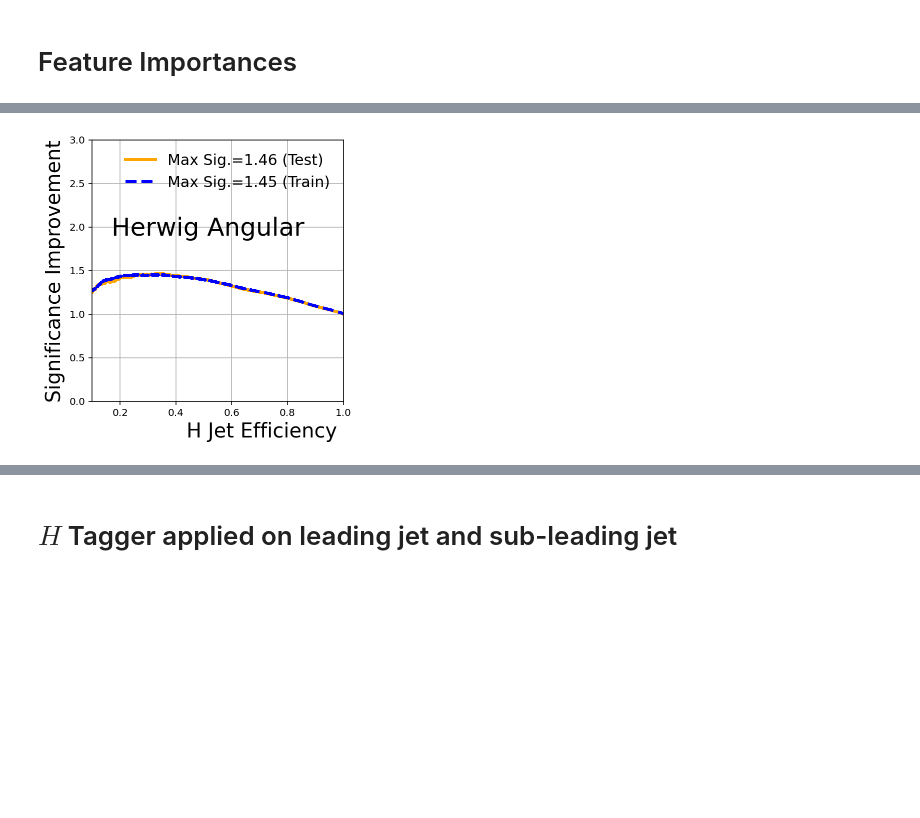
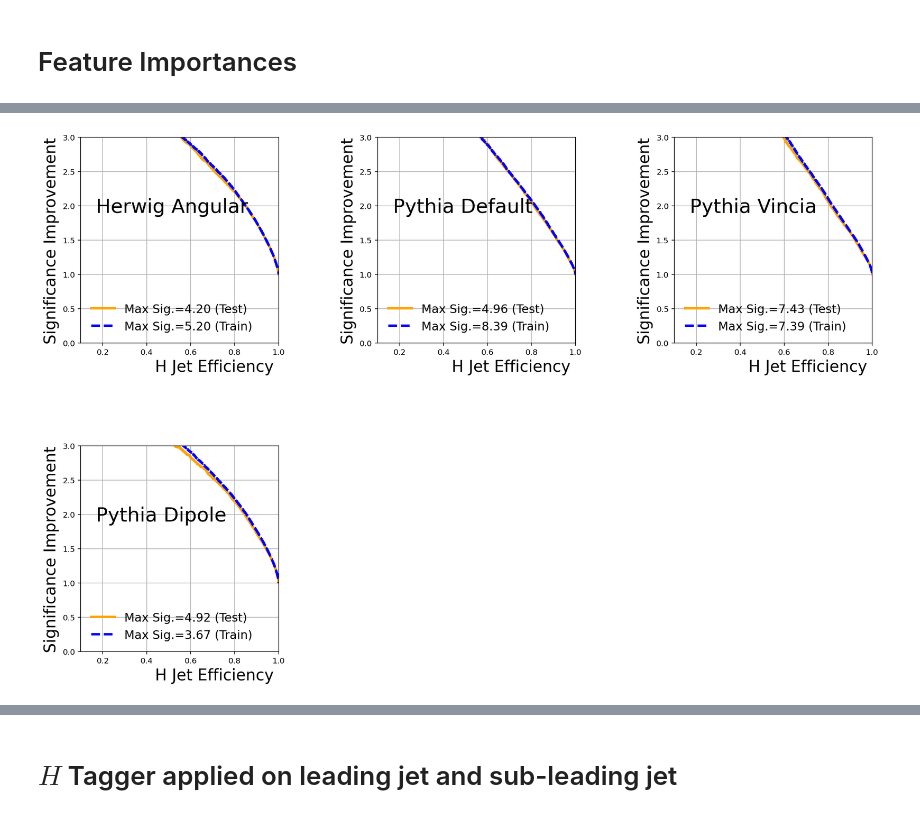
Before and after one commit to alan200276/UniversalityDNN_DiHiggs, a Jupyter notebook: Notebook/BDT_CLASSIFIER.ipynb, the cells around one changed output, grey strips where cells are left out. Saved outputs shown, nothing was run; the diff lists cells and outputs as text; code cells hidden in the pictures; blank space fills up the shorter version.

```diff
--- a/Notebook/BDT_CLASSIFIER.ipynb
+++ b/Notebook/BDT_CLASSIFIER.ipynb
@@ -337,15 +305,14 @@ Pythia Default      0.000          0.000          0.000          0.000
 # Feature Importances
 # %%
 BDT_model_name = ["Herwig Angular", "Pythia Default", "Pythia Vincia", "Pythia Dipole", "Sherpa Default"]
-feature_namelist = ["$M_J$","$\\tau_{21}$","$D_{21}$","$D_{22}$","$C_{21}$","$C_{22}$"]
+feature_namelist = ["$M_J$","$\\tau_{21}$","$D_{21}$","$D_{22}$","$C_{21}$","$C_{22}$",
+                   "$M_J$","$\\tau_{21}$","$D_{21}$","$D_{22}$","$C_{21}$","$C_{22}$"]
 
 plt.figure(figsize=(15,10))
-for i, model in enumerate(BDT_Model):
+for i,(model, trainingdata) in enumerate(zip(BDT_Model, data_train)):
     plot_axis = plt.subplot(2,3,i+1)
 
-    clf_GBDT = load(savepath + model + "_GBDT" + "_" + str(preprocess) + ".h5")
-
-    importances = clf_GBDT.feature_importances_
+    importances = BDT_Model[model].feature_importances_
     # std = np.std([tree.feature_importances_ for tree in clf_GBDT.estimators_],
     #              axis=0)
     indices = np.argsort(importances)[::-1]
@@ -355,7 +322,7 @@ for i, model in enumerate(BDT_Model):
 
     plt.title("GBDT Feature Importances",fontsize=20)
 
-    plot_axis.bar(range(XTRAIN[i].shape[1]),
+    plot_axis.bar(range(data_train[trainingdata][features].shape[1]),
              importances[indices],
              color="orange",
     #          yerr=std[indices],
@@ -363,7 +330,8 @@ for i, model in enumerate(BDT_Model):
 
     plot_axis.set_ylim((0,0.8))
     plot_axis.text(x=1, y=0.9, s=str(BDT_model_name[i]),fontsize=20)
-    plot_axis.set_xticks([0,1,2,3,4,5])
+    plot_axis.set_xticks([0,1,2,3,4,5,
+                         6,7,8,9,10,11])
     plot_axis.set_xticklabels(namelist_inorder, rotation= 0, fontsize=15)
 
 
@@ -380,13 +348,14 @@ plt.show()
 # %%
 BDT_model_name = ["Herwig Angular", "Pythia Default", "Pythia Vincia", "Pythia Dipole", "Sherpa Default"]
-feature_namelist = ["$M_J$","$\\tau_{21}$","$D_{21}$","$D_{22}$","$C_{21}$","$C_{22}$"]
+feature_namelist = ["$M_J$","$\\tau_{21}$","$D_{21}$","$D_{22}$","$C_{21}$","$C_{22}$",
+                   "$M_J$","$\\tau_{21}$","$D_{21}$","$D_{22}$","$C_{21}$","$C_{22}$"]
 
 plt.figure(figsize=(18,12))
-for index, model in enumerate(BDT_Model):
+for index,(model, testdata) in enumerate(zip(BDT_Model, data_test)):
     plot_axis = plt.subplot(2,3,index+1)
 
-    clf_GBDT = load(savepath + model + "_GBDT" + "_" + str(preprocess) + ".h5")
-    confusion = confusion_matrix(YTEST[index], clf_GBDT.predict(XTEST[index]))
+    clf_GBDT = load(savepath + model + "_GBDT_leadingjet" + ".h5")
+    confusion = confusion_matrix(data_test[testdata]["target"], BDT_Model[model].predict(data_test[testdata][features]))
 
 
 
@@ -462,22 +431,17 @@ elif axis == 1:
     process = "H Jet"
 
 plt.figure(figsize=(18,12))
-for i, model in enumerate(BDT_Model):
+for i,(model, tainingdata, testdata) in enumerate(zip(BDT_Model, data_train, data_test)):
     plot_axis = plt.subplot(2,3,i+1)
 
-    clf_GBDT = load(savepath + model + "_GBDT" + "_" + str(preprocess) + ".h5")
 
 #     plot_axis.text(x=1, y=0.7, s=str(BDT_model_name[i]),fontsize=20)
 #     plot_axis.set_xticks([0,1,2,3,4,5])
 #     plot_axis.set_xticklabels(namelist_inorder, rotation= 0, fontsize=15)
 
 
-    prediction_GBDT_test = clf_GBDT.predict_proba(XTEST[i])
-    prediction_GBDT_train = clf_GBDT.predict_proba(XTRAIN[i])
-
-
-    # prediction_Ada_test = clf_Ada.predict_proba(X_test)
-    # prediction_Ada_train = clf_Ada.predict_proba(X_train)
+    prediction_GBDT_test = BDT_Model[model].predict_proba(data_test[testdata][features])
+    prediction_GBDT_train = BDT_Model[model].predict_proba(data_train[tainingdata][features])
 
 
     discriminator_test = prediction_GBDT_test[:,axis]
@@ -488,11 +452,11 @@ for i, model in enumerate(BDT_Model):
 
 
 
-    test_auc_GBDT_test = metrics.roc_auc_score(YTEST[i],discriminator_test)
-    FalsePositiveFull_GBDT_test, TruePositiveFull_GBDT_test, _ = metrics.roc_curve(YTEST[i],discriminator_test)
+    test_auc_GBDT_test = metrics.roc_auc_score(data_test[testdata]["target"],discriminator_test)
+    FalsePositiveFull_GBDT_test, TruePositiveFull_GBDT_test, _ = metrics.roc_curve(data_test[testdata]["target"],discriminator_test)
 
-    train_auc_GBDT_train = metrics.roc_auc_score(YTRAIN[i],discriminator_train)
-    FalsePositiveFull_GBDT_train, TruePositiveFull_GBDT_train, _ = metrics.roc_curve(YTRAIN[i],discriminator_train)
+    train_auc_GBDT_train = metrics.roc_auc_score(data_train[tainingdata]["target"],discriminator_train)
+    FalsePositiveFull_GBDT_train, TruePositiveFull_GBDT_train, _ = metrics.roc_curve(data_train[tainingdata]["target"],discriminator_train)
 
     # plt.plot(TruePositiveFull_GBDT_test,1./FalsePositiveFull_GBDT_test,"--", color='b', linewidth = 5, label='BDT: AUC={0:.2f}'.format(test_auc_GBDT_test))
 #     a = np.where(TruePositiveFull_GBDT_test > 0.1)
@@ -505,34 +469,34 @@ for i, model in enumerate(BDT_Model):
     plt.plot(TruePositiveFull_GBDT_test[a],TruePositiveFull_GBDT_test[a]/np.sqrt(FalsePositiveFull_GBDT_test[a]),"-", color='orange', linewidth = 3, label='Max Sig.={0:.2f} (Test)'.format(max_sig_test))
     plt.plot(TruePositiveFull_GBDT_train[b],TruePositiveFull_GBDT_train[b]/np.sqrt(FalsePositiveFull_GBDT_train[b]),"--", color='b', linewidth = 3, label='Max Sig.={0:.2f} (Train)'.format(max_sig_train))
 
 # plt.scatter(0.75,1./0.32, marker="D", s=300 , c='b')
 # plt.scatter(0.70,1./0.13, marker="D", s=300 , c='orange')
 
     plot_axis.set_xlim((0.1,1))
     plot_axis.set_ylim((0,3))
     # plt.yscale("log")
     plt.xlim((0,1))
 #     plt.ylim((1, 1E+4))
 #     plt.yscale("log")
 #     plot_axis.set_tick_params(axis='x', labelsize=25)
 #     plot_axis.set_tick_params(axis='y', labelsize=25)
     # ax.yaxis.set_major_locator(MaxNLocator(5))
     # ax.xaxis.set_major_locator(MaxNLocator(5))
     plot_axis.set_xlabel(str(process)+' Efficiency ', fontsize=20,horizontalalignment='right',x=1)
     plot_axis.set_ylabel('Significance Improvement', fontsize=20,horizontalalignment='right',y=1)
     plot_axis.legend(ncol=1,fontsize=15, edgecolor = "w",fancybox=False, framealpha=0) #bbox_to_anchor=(0.7, 0.1),
     plot_axis.text(x=0.17, y=1.9, s=str(BDT_model_name[i]),fontsize=25)
     #     plt.tight_layout()
 
     plot_axis.set_xlim((0.1,1))
 #     plot_axis.set_ylim((1, 2E+2))
 #     plot_axis.set_yscale("log")
     plot_axis.grid()
 # plt.savefig("./Higgs_Pt/Comparison_ROC.pdf", transparent=True)
 plt.subplots_adjust(wspace=0.5, hspace=0.5)
 plt.show()
 # %% [output]
-[figure, old version]
+[figure, new version]
 # %%
 axis = 1
 if axis == 0:
```
Also changed, not shown: parts of 16 cells of this notebook, 3 other files.
